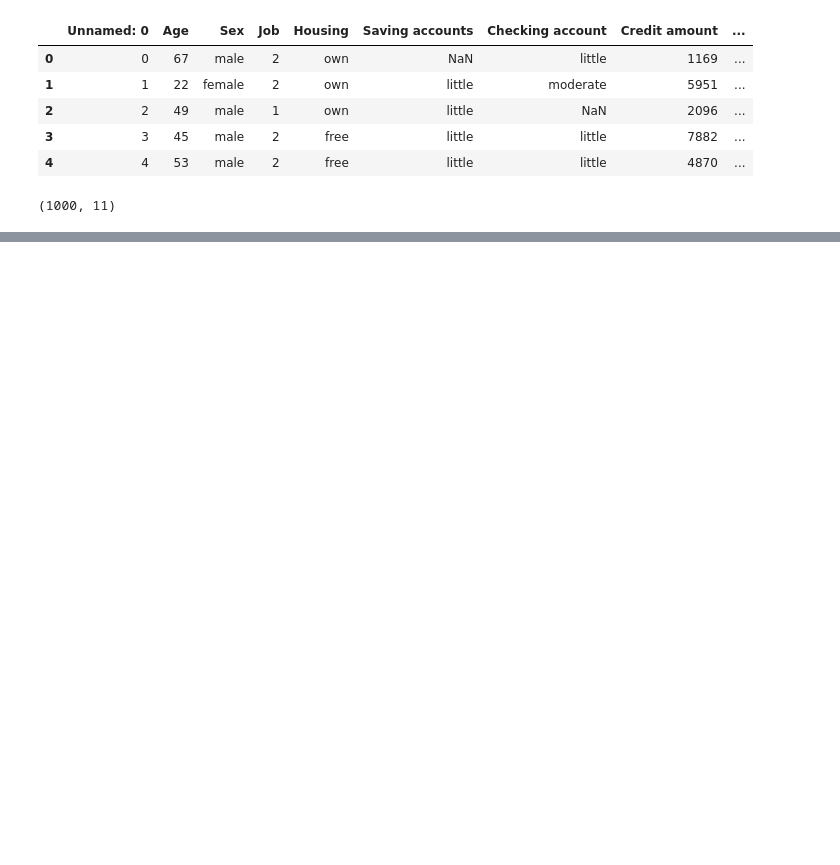
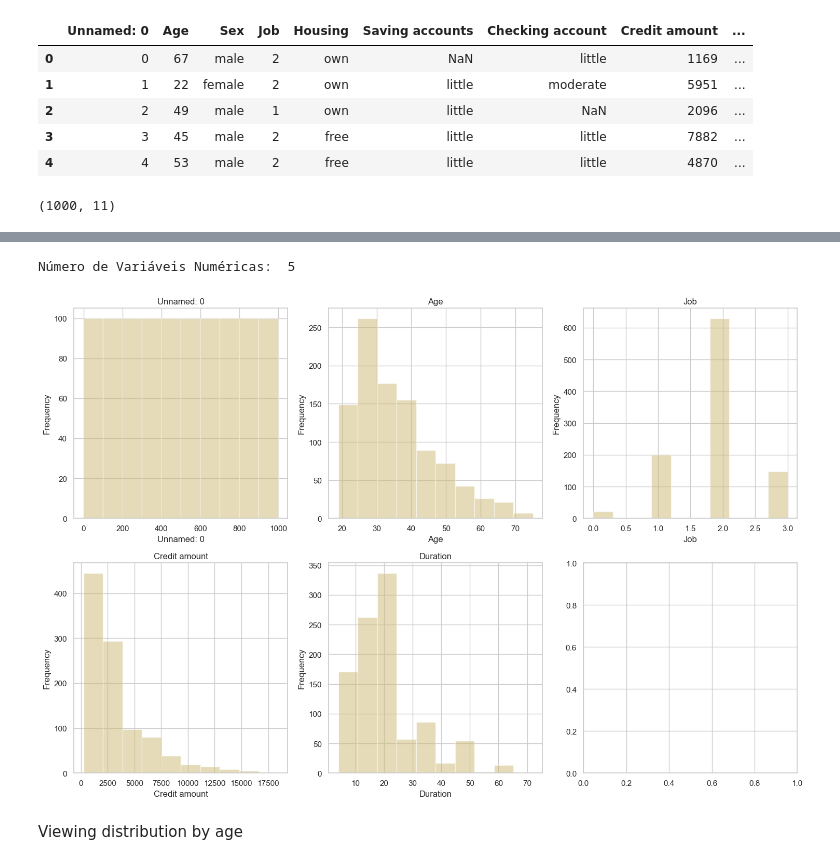
Before and after one commit to CCT-Dublin/capstone-project-feb-2024-ft-Marluce2906, a Jupyter notebook: MarluceTacianaBora_StratThink_HDipData_CA2.ipynb, the cells around one changed output, grey strips where cells are left out. Drawn from its saved outputs; the diff is of its cells as text; code cells hidden in the pictures; blank space fills up the shorter version.

```diff
--- a/MarluceTacianaBora_StratThink_HDipData_CA2.ipynb
+++ b/MarluceTacianaBora_StratThink_HDipData_CA2.ipynb
@@ -82,0 +93,4 @@ memory usage: 86.1+ KB
+# %%
+# Substituir os valores nulos nas colunas 'Saving accounts' e 'Checking account' pela categoria 'unknown'
+df['Saving accounts'].fillna('unknown', inplace=True)
+df['Checking account'].fillna('unknown', inplace=True)
@@ -82,0 +207,26 @@ memory usage: 86.1+ KB
+# %%
+import matplotlib.pyplot as plt
+
+num_cols = [col for col in df.columns if df[col].dtype != 'object' and col != "Id"]
+print('Número de Variáveis Numéricas: ', len(num_cols))
+
+def hist_for_nums(df, numeric_cols):
+    num_plots = len(numeric_cols)
+    num_cols_per_row = 3  # Define o número de colunas por linha
+    num_rows = num_plots // num_cols_per_row + (num_plots % num_cols_per_row > 0)  # Calcula o número de linhas necessárias
+    fig, axs = plt.subplots(num_rows, num_cols_per_row, figsize=(15, 5*num_rows))  # Cria uma figura com o número adequado de subplots
+    for i, col in enumerate(numeric_cols):
+        row = i // num_cols_per_row
+        col = i % num_cols_per_row
+        df[numeric_cols[i]].plot.hist(alpha=0.5, color='y', ax=axs[row, col])  # Alteração aqui para acessar o subplot corretamente
+        axs[row, col].set_xlabel(numeric_cols[i])  # Usar o nome da coluna como rótulo
+        axs[row, col].set_title(numeric_cols[i])  # Usar o nome da coluna como título
+    plt.tight_layout()  # Ajusta o layout para evitar sobreposição de gráficos
+    plt.show()
+
+hist_for_nums(df, num_cols)
+# %% [output]
+Número de Variáveis Numéricas:  5
+[figure, added]
+# %% [markdown]
+Viewing distribution by age
```
Also changed, not shown: parts of 86 cells of this notebook.
